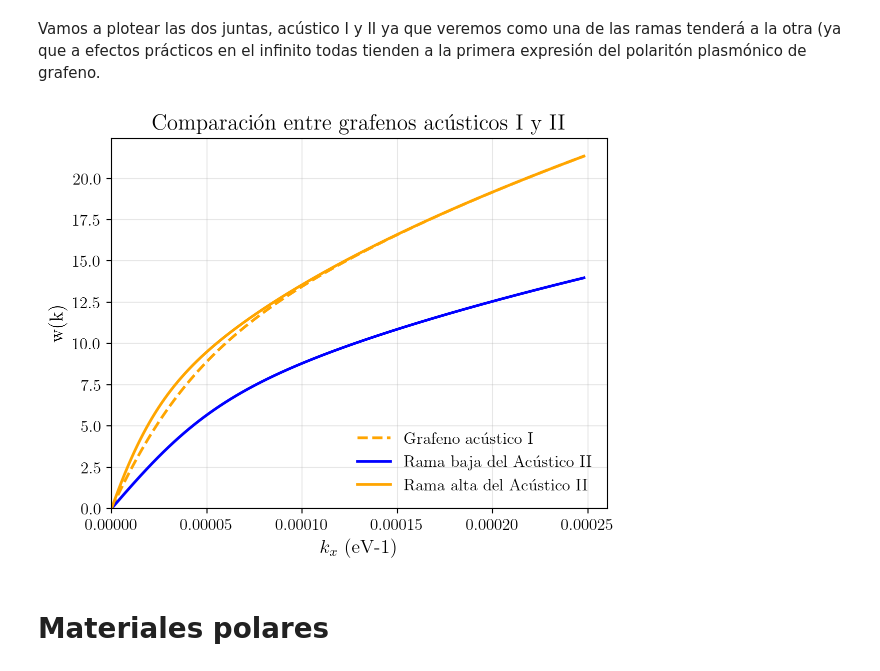
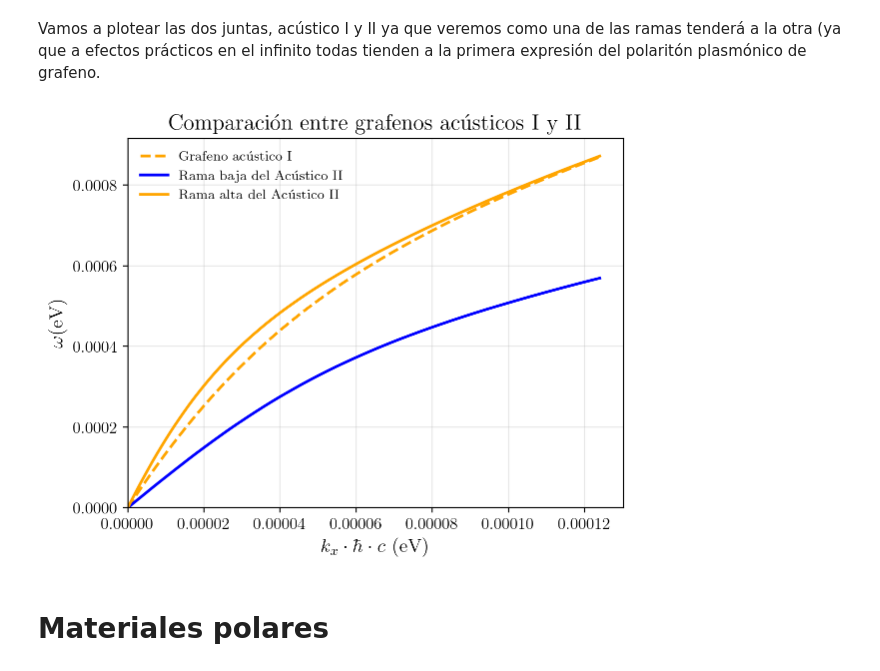
Before and after one commit to Scarlata0/Hybrid-Polaritons---TFG, a Jupyter notebook: TFG-Mario.ipynb, the cells around one changed output. Cells and saved outputs as stored; diff of their text form; code cells hidden in the pictures.

```diff
--- a/TFG-Mario.ipynb
+++ b/TFG-Mario.ipynb
@@ -21,5 +21,8 @@ eps_inf_al = 2.5
 w_l0_al = 93600*const.h*const.c/const.e   #en eV
 w_t0_al = 77200*const.h*const.c/const.e   #en eV
 y_0_al = 0.18*w_l0_al
-w_D
+
+factor_global= 100*const.h*const.c/const.e #para el eje X
+
+w_t0_si
 # %% [output]
@@ -376,13 +379,13 @@ epsilon_3 = 5
 # --- Creación de los datos: manipular esto para cada ejemplo, el resto no tocar ---
 fig, ax = plt.subplots()
 ax.set_title("Comparación entre grafenos acústicos I y II") #Título de la gráfica
-x = np.linspace(0,1*200*const.h*const.c/const.e,3000)
-y_1 = np.sqrt((epsilon_2*x*const.c*w_D*np.sinh(x*d)/(1*np.sinh(x*d)+epsilon_2*np.cosh(x*d)))) # --- Suponemos un epsilon1 = aire = 1 y un epsilon2 = 2
+x = np.linspace(0,factor_global,3000)
+y_1 = np.sqrt((epsilon_2*x*w_D*np.sinh(x*d)/(1*np.sinh(x*d)+epsilon_2*np.cosh(x*d)))) # --- Suponemos un epsilon1 = aire = 1 y un epsilon2 = 2
 ax.plot(x,y_1,label='Grafeno acústico I',color='orange',linestyle='--')
 
 # Raíz interna
 arg_raiz = (
-    2 * const.c**2 * x**2 * w_D**2 * (
+    2  * x**2 * w_D**2 * (
         (-epsilon_1**2 + 8 * epsilon_2**2 + epsilon_1**2 * np.cosh(2 * h_2 * x)) * np.sinh(h_3 * x)**2 +
         2 * epsilon_3 * np.sinh(h_2 * x)**2 * (epsilon_3 * np.cosh(h_2 * x)**2 - epsilon_1 * np.sinh(2 * h_3 * x))
     )
@@ -390,39 +393,39 @@ arg_raiz = (
 
 # Parte del numerador antes de la raíz
 numerador_antes_raiz = (
-    2 * const.c * x * w_D * (
+    2 * x * w_D * (
         epsilon_3 * np.cosh(h_3 * x) * np.sinh(h_2 * x) +
         (2 * epsilon_2 * np.cosh(h_2 * x) + epsilon_1 * np.sinh(h_2 * x)) * np.sinh(h_3 * x)
     )
 )
 
 # Denominador completo
 denominador = (
     2 * epsilon_3 * np.cosh(h_3 * x) * (epsilon_2 * np.cosh(h_2 * x) + epsilon_1 * np.sinh(h_2 * x)) +
     2 * epsilon_2 * (epsilon_1 * np.cosh(h_2 * x) + epsilon_2 * np.sinh(h_2 * x)) * np.sinh(h_3 * x)
 )
 
 # omega (frecuencia) con raíz externa
 omega1 = np.sqrt((numerador_antes_raiz - np.sqrt(arg_raiz)) / denominador)
 omega2 = np.sqrt((numerador_antes_raiz + np.sqrt(arg_raiz)) / denominador)
 ax.plot(x,omega1,label='Rama baja del Acústico II',color='blue')
 ax.plot(x,omega2,label='Rama alta del Acústico II',color='orange')
 
 
 
 
 # --- Etiquetas, título y leyenda ---
 
-ax.set_xlabel(r"$k_x$ (eV-1)")
-ax.set_ylabel("w(k)")
-ax.legend(loc="lower right", frameon=False)
+ax.set_xlabel(r"$k_x \cdot \hbar \cdot c$ (eV)")
+ax.set_ylabel("$\omega$(eV)")
+ax.legend(loc="upper left", frameon=False, fontsize='small' )
 
 # --- Límites y anotaciones ---
 ax.set_xlim(0,)
 ax.set_ylim(0,)
 plt.show()
 # %% [output]
-[figure, old version]
+[figure, new version]
 # %% [markdown]
 # Materiales polares
 # %% [markdown]
```
Also changed, not shown: parts of 20 cells of this notebook.
